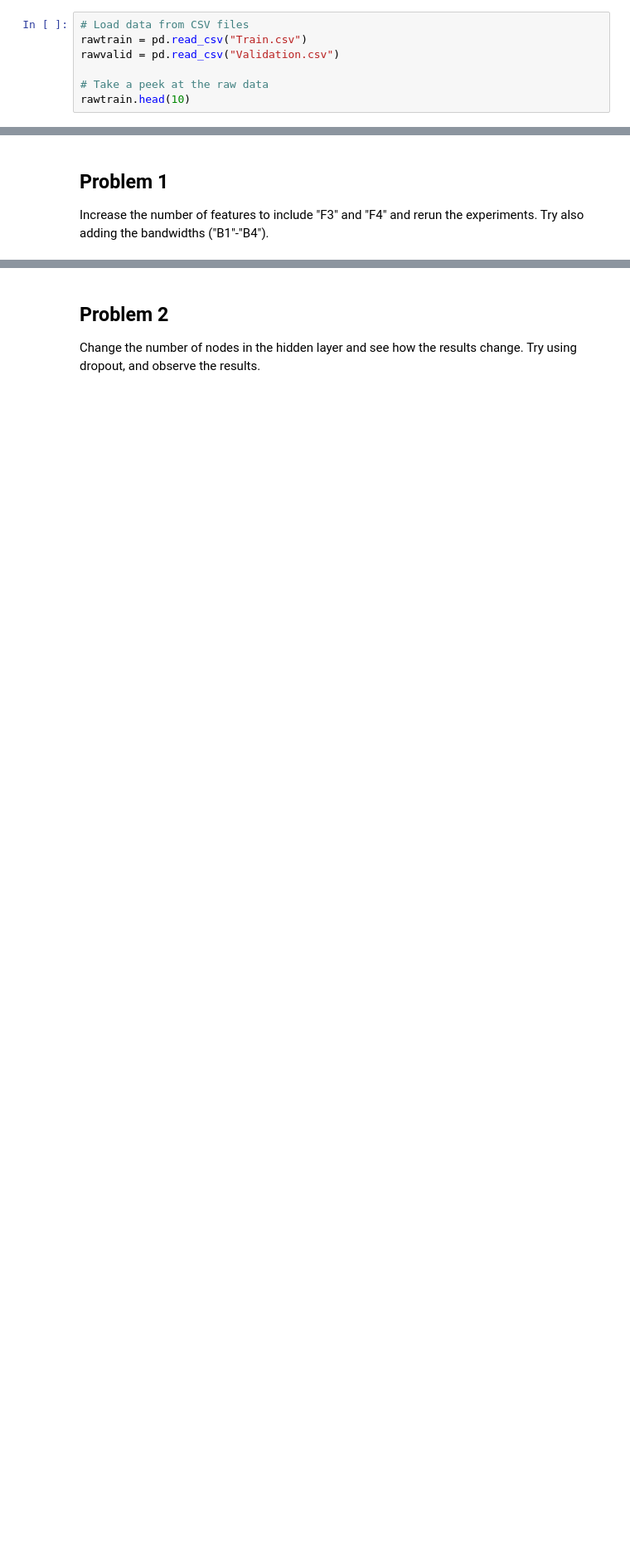
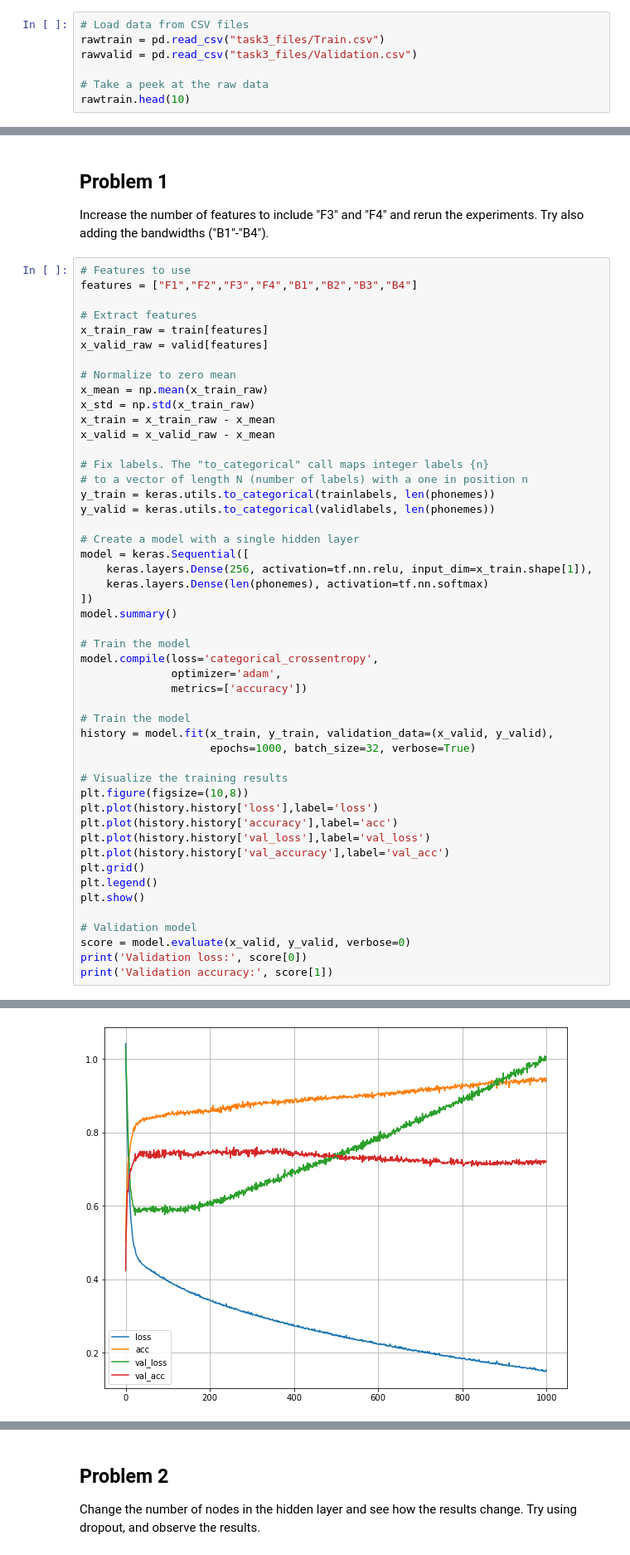
Before and after one commit to jakvah/TTT4185-MachineLearning, a Jupyter notebook: assignment_3a.ipynb, the cells around one changed output, grey strips where cells are left out. Shown at 83% size. Cells and saved outputs as stored; diff of their text form; blank space fills up the shorter version.

Commit message:
Add task 1,2,3

```diff
--- a/assignment_3a.ipynb
+++ b/assignment_3a.ipynb
@@ -22,8 +22,8 @@ import tensorflow as tf
 from tensorflow import keras
 # %%
 # Load data from CSV files
-rawtrain = pd.read_csv("Train.csv")
-rawvalid = pd.read_csv("Validation.csv")
+rawtrain = pd.read_csv("task3_files/Train.csv")
+rawvalid = pd.read_csv("task3_files/Validation.csv")
 
 # Take a peek at the raw data
 rawtrain.head(10)
@@ -86,3 +121,53 @@ print('Validation accuracy:', score[1])
 # %% [markdown]
 ## Problem 1
 Increase the number of features to include "F3" and "F4" and rerun the experiments. Try also adding the bandwidths ("B1"-"B4").
+# %%
+# Features to use
+features = ["F1","F2","F3","F4","B1","B2","B3","B4"]
+
+# Extract features
+x_train_raw = train[features]
+x_valid_raw = valid[features]
+
+# Normalize to zero mean
+x_mean = np.mean(x_train_raw)
+x_std = np.std(x_train_raw)
+x_train = x_train_raw - x_mean
+x_valid = x_valid_raw - x_mean
+
+# Fix labels. The "to_categorical" call maps integer labels {n}
+# to a vector of length N (number of labels) with a one in position n
+y_train = keras.utils.to_categorical(trainlabels, len(phonemes))
+y_valid = keras.utils.to_categorical(validlabels, len(phonemes))
+
+# Create a model with a single hidden layer
+model = keras.Sequential([
+    keras.layers.Dense(256, activation=tf.nn.relu, input_dim=x_train.shape[1]),
+    keras.layers.Dense(len(phonemes), activation=tf.nn.softmax)
+])
+model.summary()
+
+# Train the model
+model.compile(loss='categorical_crossentropy',
+              optimizer='adam',
+              metrics=['accuracy'])
+
+# Train the model
+history = model.fit(x_train, y_train, validation_data=(x_valid, y_valid),
+                    epochs=1000, batch_size=32, verbose=True)
+
+# Visualize the training results
+plt.figure(figsize=(10,8))
+plt.plot(history.history['loss'],label='loss')
+plt.plot(history.history['accuracy'],label='acc')
+plt.plot(history.history['val_loss'],label='val_loss')
+plt.plot(history.history['val_accuracy'],label='val_acc')
+plt.grid()
+plt.legend()
+plt.show()
+
+# Validation model
+score = model.evaluate(x_valid, y_valid, verbose=0)
+print('Validation loss:', score[0])
+print('Validation accuracy:', score[1])
+# %% [output]
@@ -88,0 +191 @@ Increase the number of features to include "F3" and "F4" and rerun the experimen
+[figure, added]
```
Also changed, not shown: parts of 7 cells of this notebook, 2 other files.
